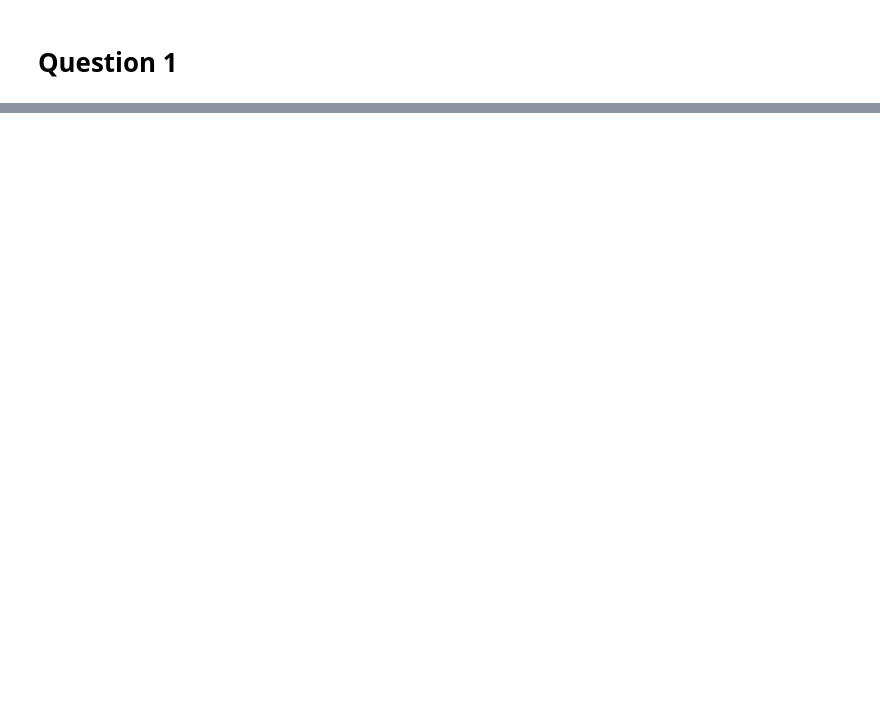
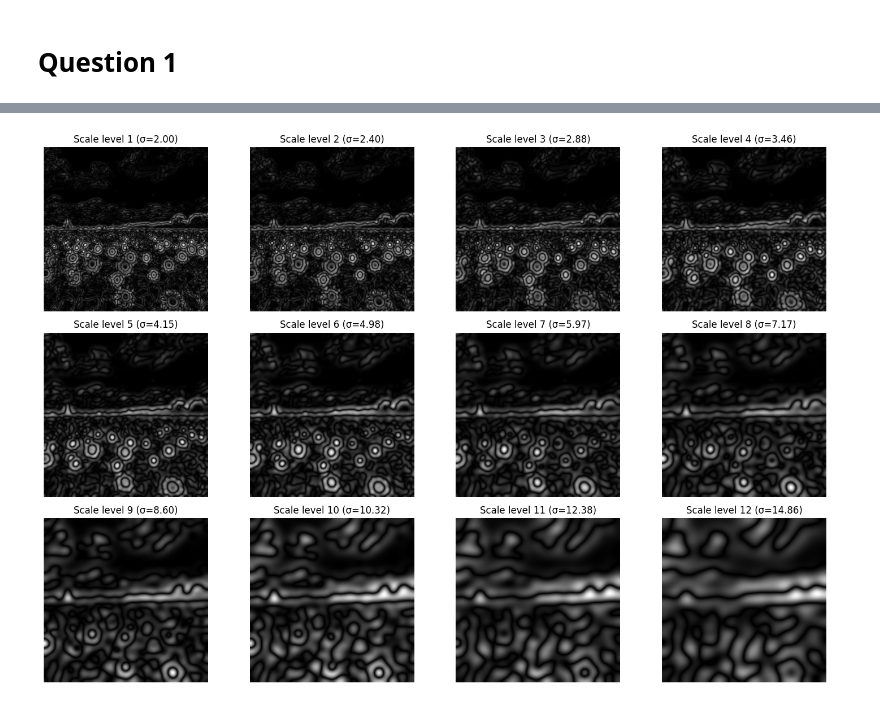
Before and after one commit to PankajaBalasooriya/EN3160_Image_Processing_and_Machine_Vision, a Jupyter notebook: Assignments/Assignment2_Fitting_and_allignment/assignment2.ipynb, the cells around one changed output, grey strips where cells are left out. Drawn from its saved outputs; the diff is of its cells as text; code cells hidden in the pictures; blank space fills up the shorter version.

```diff
--- a/Assignments/Assignment2_Fitting_and_allignment/assignment2.ipynb
+++ b/Assignments/Assignment2_Fitting_and_allignment/assignment2.ipynb
@@ -82,0 +77,22 @@ x=157, y=0, radius=42.43
+# %%
+height, width = normalized_img.shape
+scale_space = np.zeros((height, width, n_levels), dtype=np.float32)
+
+for i, sigma in enumerate(sigmas):
+    LoG = LoG_kernal(sigma)
+    filtered_img = cv.filter2D(normalized_img, -1, LoG)
+    # Scale-normalized LoG response of the squared laplacian response
+    scale_space[:, :, i] = (sigma**2) * np.abs(filtered_img)
+
+# Visualize some scale levels
+n_display = 12
+plt.figure(figsize=(15, 10))
+for i in range(n_display):
+    plt.subplot(3, 4, i+1)
+    plt.imshow(scale_space[:, :, i*(n_levels//n_display)], cmap='gray')
+    plt.title(f'Scale level {i*(n_levels//n_display)+1} (σ={sigmas[i*(n_levels//n_display)]:.2f})')
+    plt.axis('off')
+plt.tight_layout()
+plt.show()
+# %% [output]
+[figure, added]
```
Also changed, not shown: parts of 17 cells of this notebook, 1 other file.
